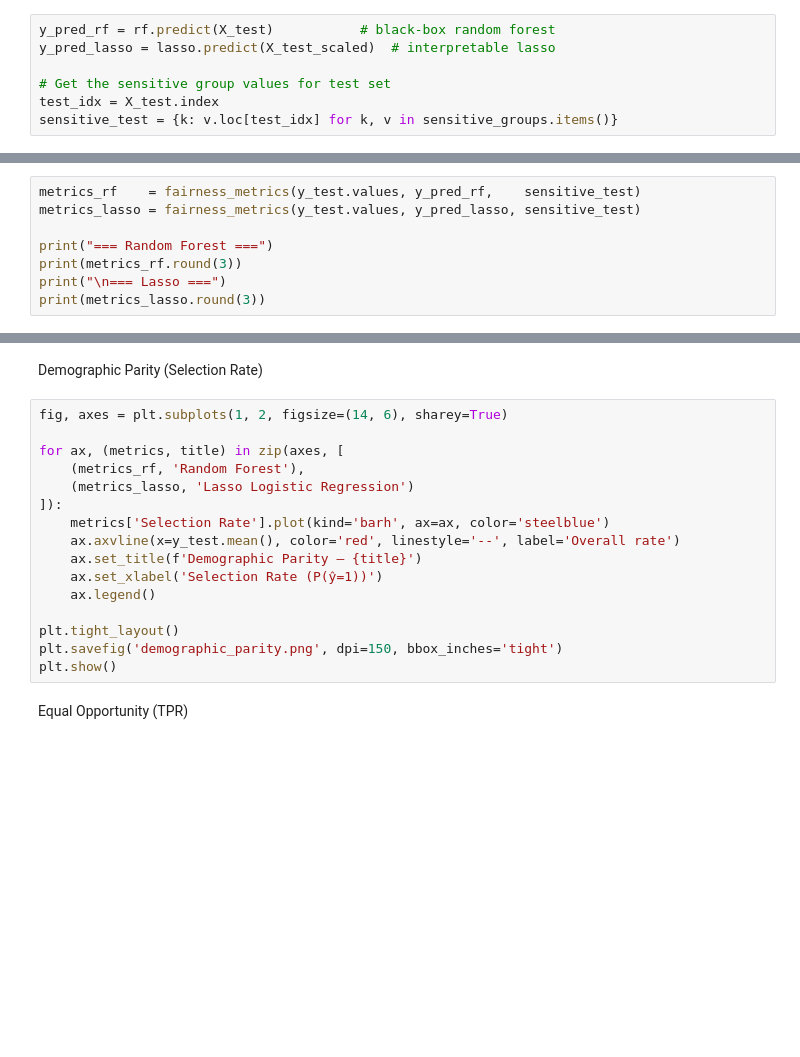
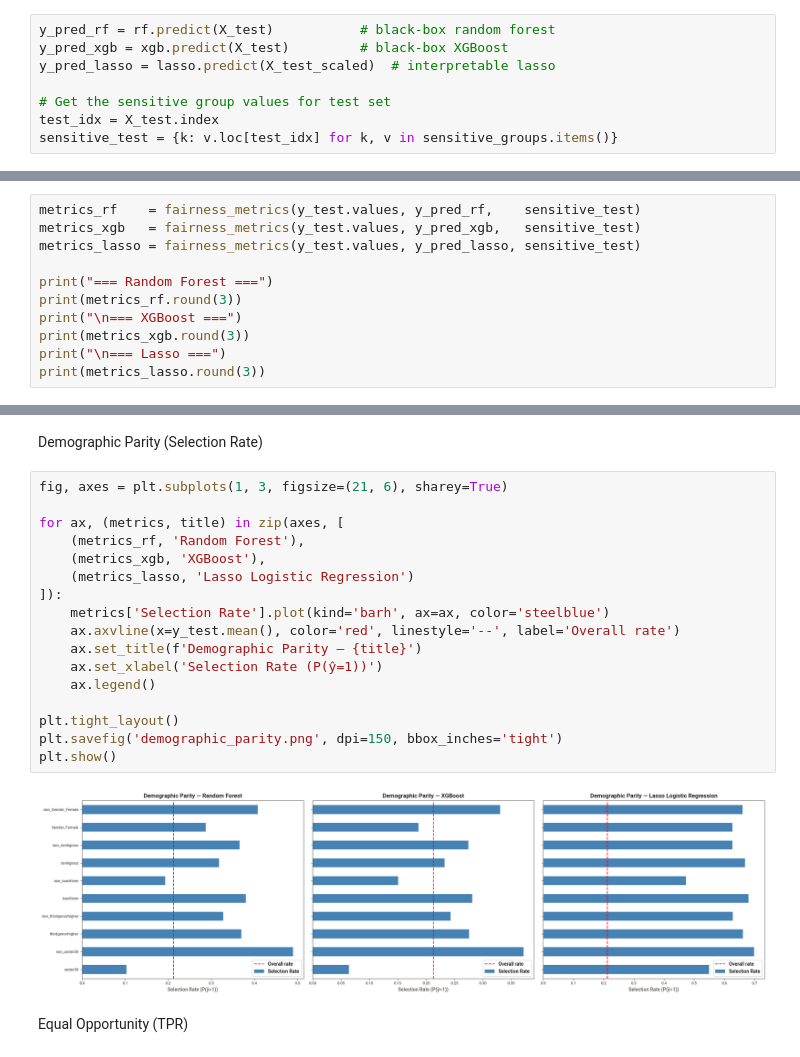
Before and after one commit to noortje00/EDSY3-FTIML-P2, a Jupyter notebook: FTIML_Assignment_2_2026.ipynb, the cells around one changed output, grey strips where cells are left out. Drawn from its saved outputs; the diff is of its cells as text; blank space fills up the shorter version.

```diff
--- a/FTIML_Assignment_2_2026.ipynb
+++ b/FTIML_Assignment_2_2026.ipynb
@@ -462,6 +600,7 @@ sensitive_groups = {
 }
 # %%
 y_pred_rf = rf.predict(X_test)           # black-box random forest
+y_pred_xgb = xgb.predict(X_test)         # black-box XGBoost
 y_pred_lasso = lasso.predict(X_test_scaled)  # interpretable lasso
 
 # Get the sensitive group values for test set
@@ -486,9 +625,12 @@ def fairness_metrics(y_true, y_pred, group_mask):
     return pd.DataFrame(results).T
 # %%
 metrics_rf    = fairness_metrics(y_test.values, y_pred_rf,    sensitive_test)
+metrics_xgb   = fairness_metrics(y_test.values, y_pred_xgb,   sensitive_test)
 metrics_lasso = fairness_metrics(y_test.values, y_pred_lasso, sensitive_test)
 
 print("=== Random Forest ===")
 print(metrics_rf.round(3))
+print("\n=== XGBoost ===")
+print(metrics_xgb.round(3))
 print("\n=== Lasso ===")
 print(metrics_lasso.round(3))
@@ -495,21 +655,24 @@ print(metrics_lasso.round(3))
 # %% [markdown]
 Demographic Parity (Selection Rate)
 # %%
-fig, axes = plt.subplots(1, 2, figsize=(14, 6), sharey=True)
+fig, axes = plt.subplots(1, 3, figsize=(21, 6), sharey=True)
 
 for ax, (metrics, title) in zip(axes, [
     (metrics_rf, 'Random Forest'),
+    (metrics_xgb, 'XGBoost'),
     (metrics_lasso, 'Lasso Logistic Regression')
 ]):
     metrics['Selection Rate'].plot(kind='barh', ax=ax, color='steelblue')
     ax.axvline(x=y_test.mean(), color='red', linestyle='--', label='Overall rate')
     ax.set_title(f'Demographic Parity — {title}')
     ax.set_xlabel('Selection Rate (P(ŷ=1))')
     ax.legend()
 
 plt.tight_layout()
 plt.savefig('demographic_parity.png', dpi=150, bbox_inches='tight')
 plt.show()
+# %% [output]
+[figure, added]
 # %% [markdown]
 Equal Opportunity (TPR)
 # %%
```
Also changed, not shown: parts of 22 cells of this notebook, 5 other files.
